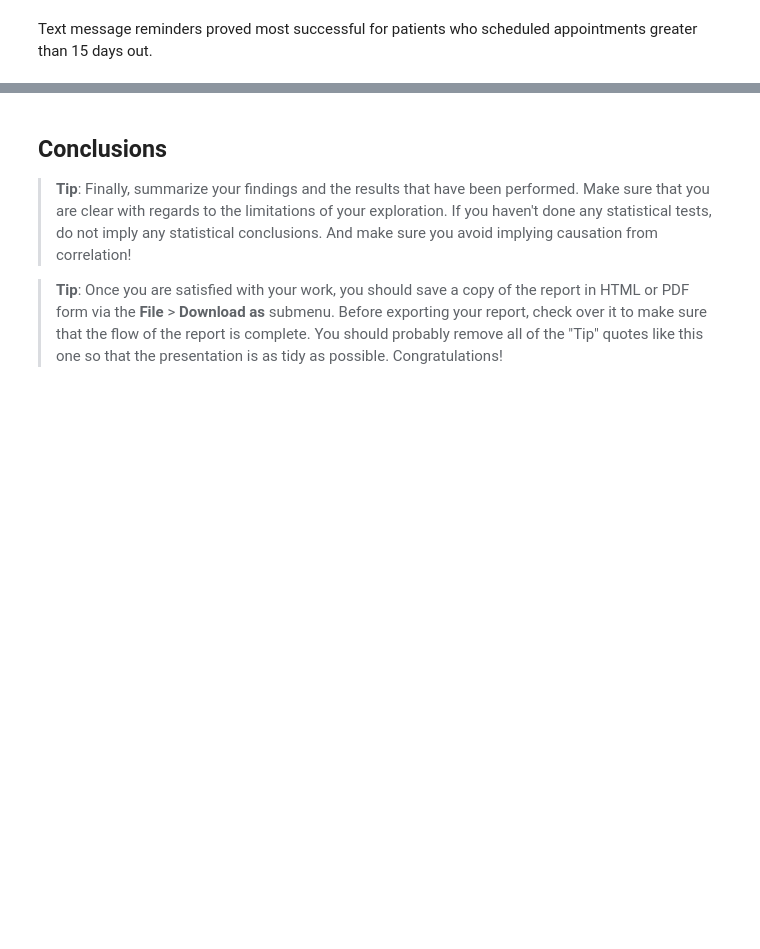
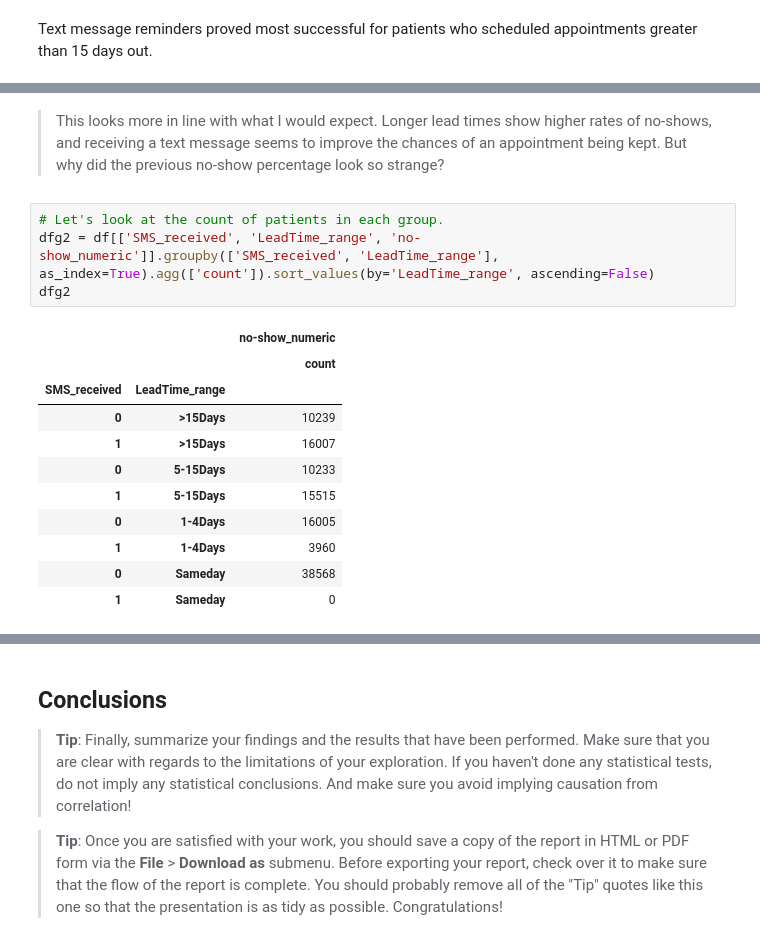
Before and after one commit to aaronschnider/medical-appointment-no-shows, a Jupyter notebook: Project - Medical Appointment No-Shows Analysis.ipynb, the cells around one changed output, grey strips where cells are left out. Cells and saved outputs as stored; diff of their text form; blank space fills up the shorter version.

```diff
--- a/Project - Medical Appointment No-Shows Analysis.ipynb
+++ b/Project - Medical Appointment No-Shows Analysis.ipynb
@@ -408,0 +434,19 @@ Text message reminders proved most successful for patients who scheduled appoint
+# %% [markdown]
+> This looks more in line with what I would expect.  Longer lead times show higher rates of no-shows, and receiving a text message seems to improve the chances of an appointment being kept.
+> But why did the previous no-show percentage look so strange?
+# %%
+# Let's look at the count of patients in each group.
+dfg2 = df[['SMS_received', 'LeadTime_range', 'no-show_numeric']].groupby(['SMS_received', 'LeadTime_range'], as_index=True).agg(['count']).sort_values(by='LeadTime_range', ascending=False)
+dfg2
+# %% [output]
+|  |  | no-show_numeric |
+|  |  | count |
+| SMS_received | LeadTime_range |  |
+| 0 | >15Days | 10239 |
+| 1 | >15Days | 16007 |
+| 0 | 5-15Days | 10233 |
+| 1 | 5-15Days | 15515 |
+| 0 | 1-4Days | 16005 |
+| 1 | 1-4Days | 3960 |
+| 0 | Sameday | 38568 |
+| 1 | Sameday | 0 |
```
Also changed, not shown: parts of 18 cells of this notebook.
